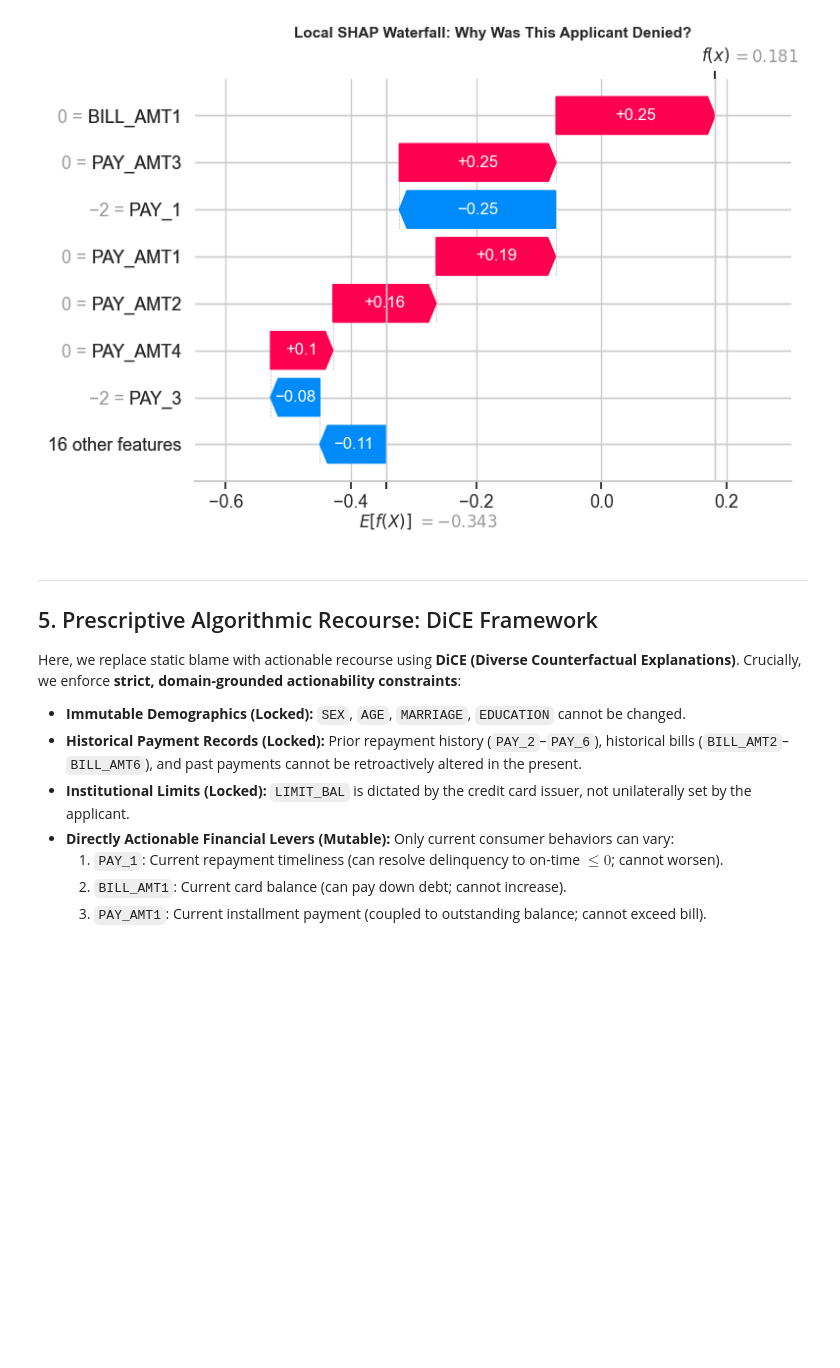
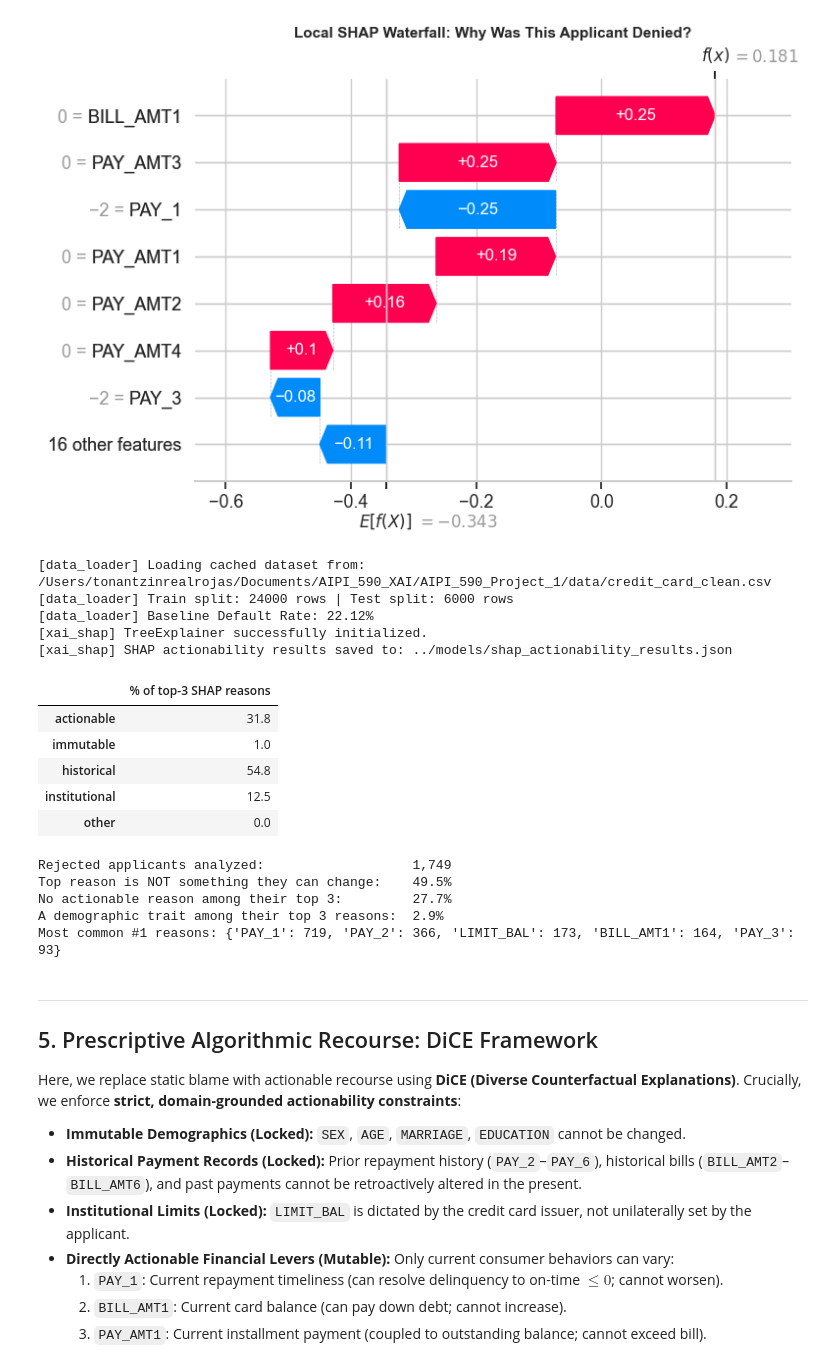
Before and after one commit to tonantzin-real/AIPI_590_Project_1, a Jupyter notebook: notebooks/01_baseline_model_and_recourse.ipynb, the cells around one changed output. Saved outputs shown, nothing was run; the diff lists cells and outputs as text; code cells hidden in the pictures; blank space fills up the shorter version.

```diff
--- a/notebooks/01_baseline_model_and_recourse.ipynb
+++ b/notebooks/01_baseline_model_and_recourse.ipynb
@@ -232,6 +237,38 @@ plt.show()
 |  | LIMIT_BAL | SEX | AGE | PAY_1 | BILL_AMT1 | PAY_AMT1 |
 | 20842 | 180000 | 1 | 40 | -2 | 0 | 0 |
 [figure]
+# %%
+# =============================================================================
+# STEP 4b: HOW ACTIONABLE ARE SHAP'S EXPLANATIONS? (RESEARCH QUESTION 1)
+# =============================================================================
+from src.xai_shap import audit_shap_actionability
+
+shap_results = audit_shap_actionability(output_dir="../models", top_k=3)
+
+shares = pd.Series(shap_results["share_of_top_k_reasons_pct"], name="% of top-3 SHAP reasons")
+display(shares.to_frame())
+print(f"Rejected applicants analyzed:                   {shap_results['metadata']['rejected_applicants']:,}")
+print(f"Top reason is NOT something they can change:    {shap_results['applicants_whose_top_reason_is_not_actionable_pct']}%")
+print(f"No actionable reason among their top 3:         {shap_results['applicants_with_no_actionable_reason_in_top_k_pct']}%")
+print(f"A demographic trait among their top 3 reasons:  {shap_results['applicants_with_demographic_reason_in_top_k_pct']}%")
+print(f"Most common #1 reasons: {shap_results['most_common_top_reasons']}")
+# %% [output]
+[data_loader] Loading cached dataset from: /Users/tonantzinrealrojas/Documents/AIPI_590_XAI/AIPI_590_Project_1/data/credit_card_clean.csv
+[data_loader] Train split: 24000 rows | Test split: 6000 rows
+[data_loader] Baseline Default Rate: 22.12%
+[xai_shap] TreeExplainer successfully initialized.
+[xai_shap] SHAP actionability results saved to: ../models/shap_actionability_results.json
+|  | % of top-3 SHAP reasons |
+| actionable | 31.8 |
+| immutable | 1.0 |
+| historical | 54.8 |
+| institutional | 12.5 |
+| other | 0.0 |
+Rejected applicants analyzed:                   1,749
+Top reason is NOT something they can change:    49.5%
+No actionable reason among their top 3:         27.7%
+A demographic trait among their top 3 reasons:  2.9%
+Most common #1 reasons: {'PAY_1': 719, 'PAY_2': 366, 'LIMIT_BAL': 173, 'BILL_AMT1': 164, 'PAY_3': 93}
 # %% [markdown]
 ---
 ## 5. Prescriptive Algorithmic Recourse: DiCE Framework
```
Also changed, not shown: parts of 3 cells of this notebook, 7 other files.
